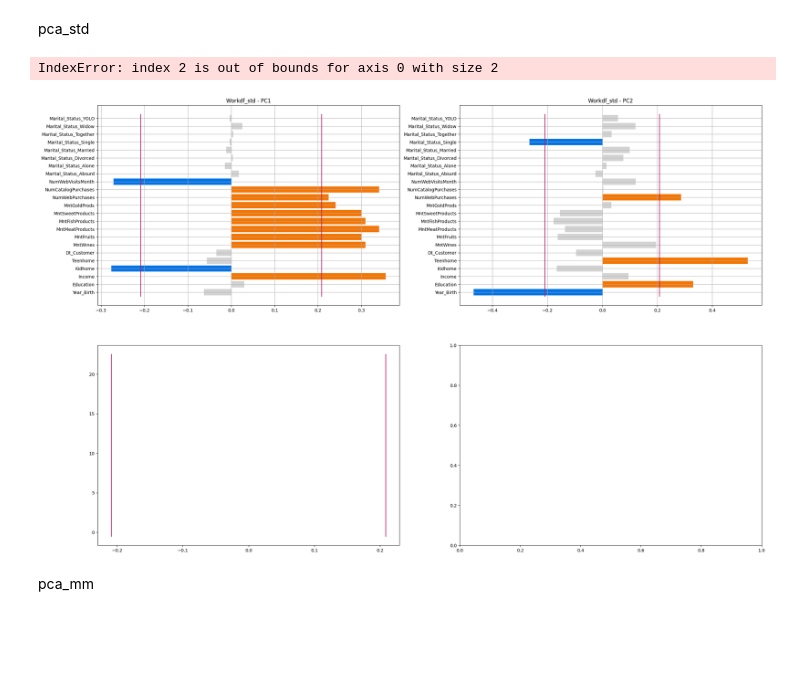
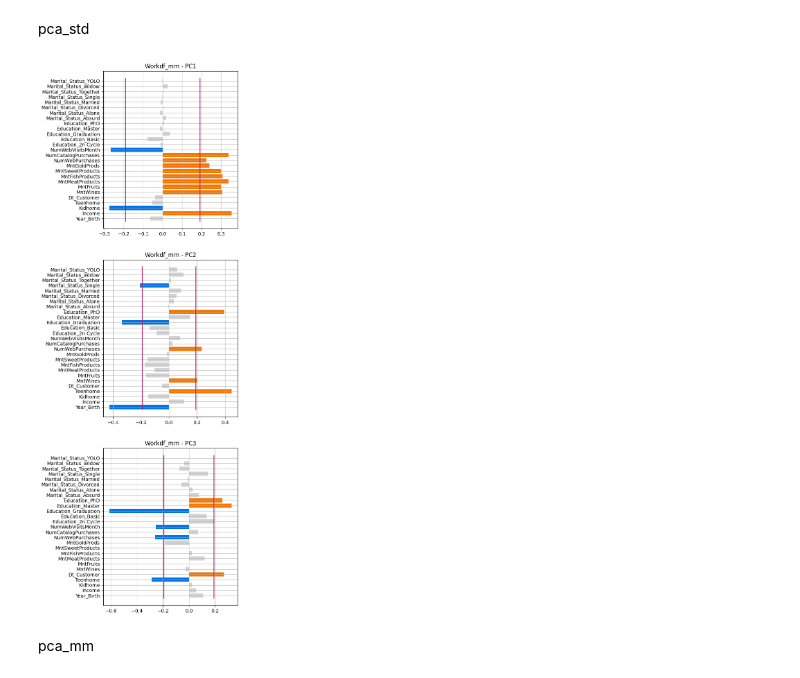
Before and after one commit to MarcoMungaiCoppolino/Data-Science-Portfolio, a Jupyter notebook: PROGETTO/HomeWork_1/LE MungaiCoppolinoPellegrino copy.ipynb, the cells around one changed output. Drawn from its saved outputs; the diff is of its cells as text; code cells hidden in the pictures; blank space fills up the shorter version.

```diff
--- a/PROGETTO/HomeWork_1/LE MungaiCoppolinoPellegrino copy.ipynb
+++ b/PROGETTO/HomeWork_1/LE MungaiCoppolinoPellegrino copy.ipynb
@@ -378,9 +225,2 @@ Index(['NumDealsPurchases', 'AcceptedCmp1', 'AcceptedCmp2', 'AcceptedCmp3',
-# %%
-
-features = [item for item in features if item not in ['Dt_Customer']]
-# %%
-features = [item for item in features if item not in ['Marital_Status']]
-# %%
-features = [item for item in features if item not in ['Marital_Status', 'Dt_Customer']]
 # %% [markdown]
 Now Xworkdf
@@ -405,0 +227,4 @@ Xworkdf
+# %%
+features = [item for item in features if item not in ['Marital_Status', 'Education']]
+Xworkdf = workdf[features]
+display(Xworkdf)
@@ -529,26 +384,19 @@ pca_std
 # %%
 eps = np.sqrt(1 / Xworkdf.shape[1])
 
-fig, ax = plt.subplots(2, 2, figsize=(27, 18))
+fig, ax = plt.subplots(m_std, 1, figsize=(5, 20))
 num = 0
-for i in range(0, 2):
-    for j in range(0, 2):
-        ax[i,j].plot([eps, eps], [-0.5, pca_std.n_features_in_ - 0.5], '#b51963')
-        ax[i,j].plot([-eps, -eps], [-0.5, pca_std.n_features_in_ - 0.5],'#b51963')
-        color_list = ['#F57600' if val >= eps else '#0073E6' if val <= -eps else '#D3D3D3' for val in pca_std.components_[num, :]]
-        ax[i,j].barh(np.arange(pca_std.n_features_in_), pca_std.components_[num, :], color=color_list)
-        ax[i,j].set_yticks(ticks=np.arange(pca_std.n_features_in_))
-        ax[i,j].set_yticklabels(labels=Xworkdf_std.columns.to_list())
-        ax[i,j].set_title('Workdf_std - PC%d' % (num+1))
-        ax[i,j].grid()
-
-
-        num += 1
-
-plt.show()
+for i in range(0, m_std):
+        ax[i].plot([eps, eps], [-0.5, pca_std.n_features_in_ - 0.5], '#b51963')
+        ax[i].plot([-eps, -eps], [-0.5, pca_std.n_features_in_ - 0.5],'#b51963')
+        color_list = ['#F57600' if val >= eps else '#0073E6' if val <= -eps else '#D3D3D3' for val in pca_std.components_[i, :]]
+        ax[i].barh(np.arange(pca_std.n_features_in_), pca_std.components_[i, :], color=color_list)
+        ax[i].set_yticks(ticks=np.arange(pca_std.n_features_in_))
+        ax[i].set_yticklabels(labels=Xworkdf_std.columns.to_list())
+        ax[i].set_title('Workdf_mm - PC%d' % (i+1))
+        ax[i].grid()
 # %% [output]
-IndexError: index 2 is out of bounds for axis 0 with size 2
-[figure, old version]
+[figure, new version]
 # %% [markdown]
 pca_mm
 # %%
```
Also changed, not shown: parts of 39 cells of this notebook, 1 other file.
